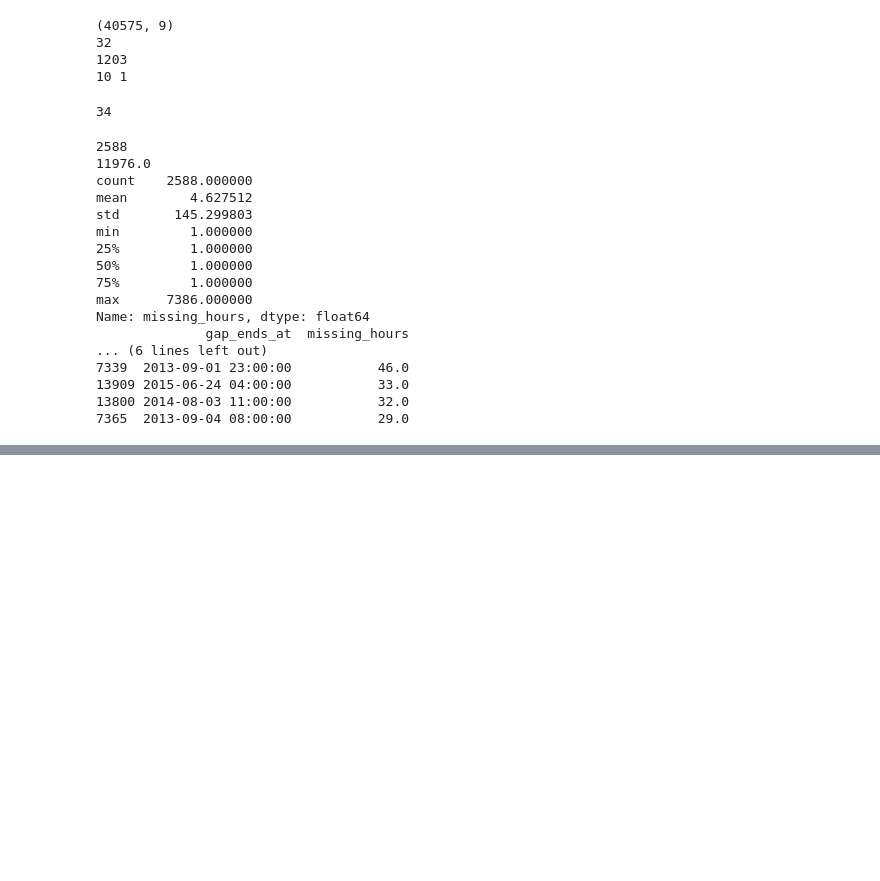
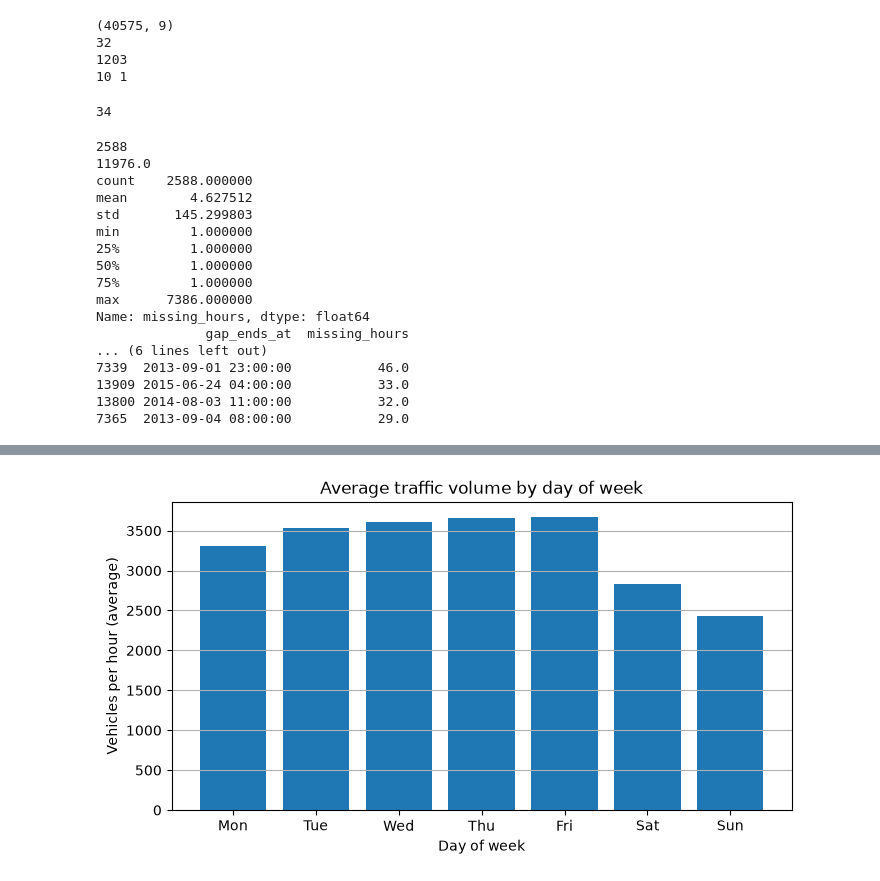
Before and after one commit to TasneemAlnaasan/traffic-flow-forecasting, a Jupyter notebook: notebooks/01_eda.ipynb, the cells around one changed output, grey strips where cells are left out. Cells and saved outputs as stored; diff of their text form; code cells hidden in the pictures; blank space fills up the shorter version.

```diff
--- a/notebooks/01_eda.ipynb
+++ b/notebooks/01_eda.ipynb
@@ -397,0 +443,14 @@ clean.reset_index().to_csv("../data/processed/traffic_hourly_clean.csv", index=F
+# %%
+day_names = ["Mon", "Tue", "Wed", "Thu", "Fri", "Sat", "Sun"]
+daily_avg = df_new.groupby("day_of_week")["traffic_volume"].mean()
+
+plt.figure(figsize=(8, 4))
+plt.bar(daily_avg.index, daily_avg.values)
+plt.xticks(range(7), day_names)          # أسماء الأيام بدل الأرقام | day names instead of numbers
+plt.title("Average traffic volume by day of week")
+plt.xlabel("Day of week")
+plt.ylabel("Vehicles per hour (average)")
+plt.grid(True, axis="y")
+plt.show()
+# %% [output]
+[figure, added]
```
Also changed, not shown: parts of 14 cells of this notebook.
